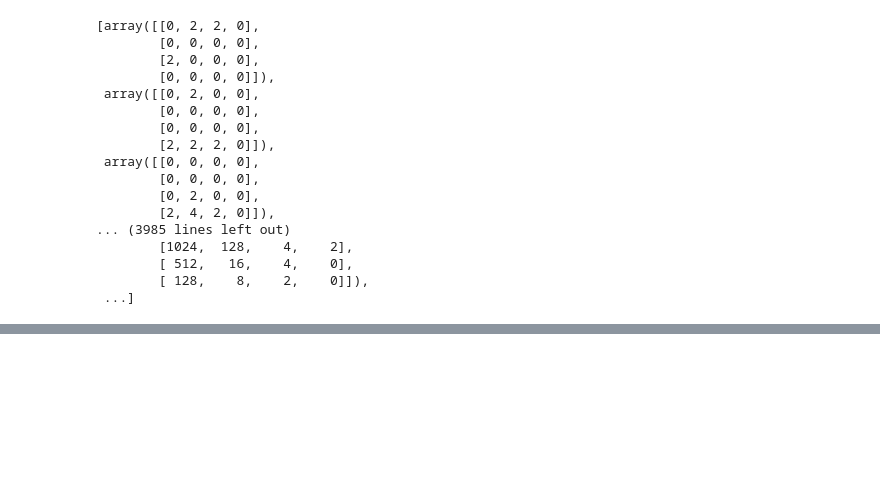
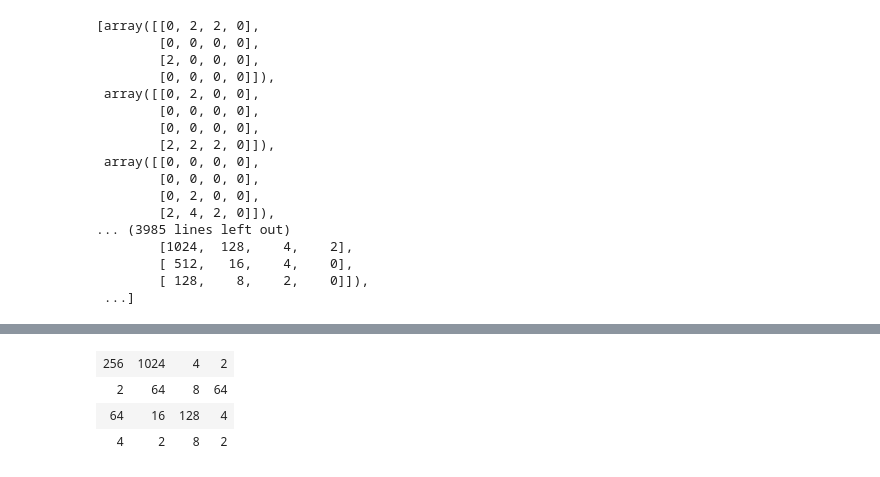
Before and after one commit to Valentin-Laurent/Year-2048, a Jupyter notebook: notebooks/exploration_2048_jb.ipynb, the cells around one changed output, grey strips where cells are left out. Drawn from its saved outputs; the diff is of its cells as text; code cells hidden in the pictures; blank space fills up the shorter version.

```diff
--- a/notebooks/exploration_2048_jb.ipynb
+++ b/notebooks/exploration_2048_jb.ipynb
@@ -317,5 +314,5 @@ def pretty_print(layout):
 for k in best_of['Best']:
     clear_output(wait=True)
     display(HTML(pretty_print(k)))
-    time.sleep(0.5)
+    time.sleep(0.2)
 # %% [output]
@@ -351,0 +357,10 @@ Move number: 103
+# %%
+for k in best_of['Best']:
+    clear_output(wait=True)
+    display(HTML(pretty_print(k)))
+    time.sleep(0.2)
+# %% [output]
+| 256 | 1024 | 4 | 2 |
+| 2 | 64 | 8 | 64 |
+| 64 | 16 | 128 | 4 |
+| 4 | 2 | 8 | 2 |
```
Also changed, not shown: parts of 7 cells of this notebook, 1 other file.
